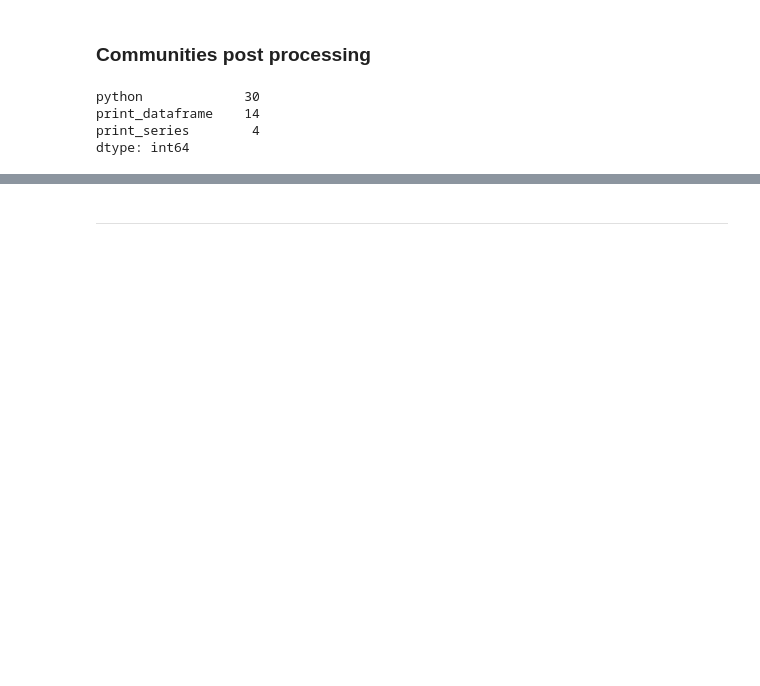
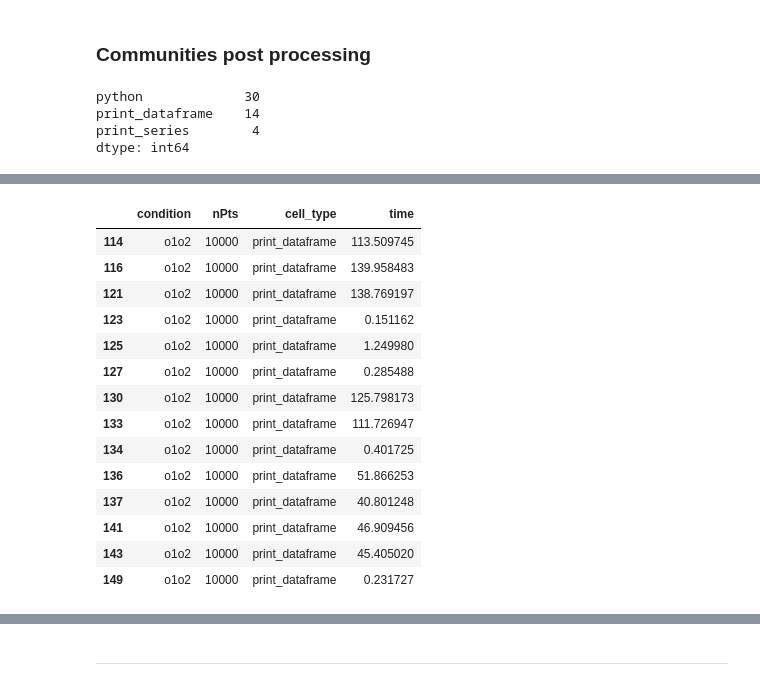
Before and after one commit to lux-org/lux-benchmark, a Jupyter notebook: paper/Macrobenchmark.ipynb, the cells around one changed output, grey strips where cells are left out. Saved outputs shown, nothing was run; the diff lists cells and outputs as text; code cells hidden in the pictures; blank space fills up the shorter version.

```diff
--- a/paper/Macrobenchmark.ipynb
+++ b/paper/Macrobenchmark.ipynb
@@ -143,7 +147,7 @@ chart
 ### Communities post processing
 # %%
 count = []
-with open("communities/communities.ipynb") as json_file:
+with open("latest_final_30kcap/communities/communities.ipynb") as json_file:
     data = json.load(json_file)
     for cell in data['cells']:
         label = cell["source"][0]
@@ -241,3 +262,21 @@ chart.interactive()
+# %%
+trial[(trial["cell_type"] =="print_dataframe")&(trial["condition"] =="o1o2")&(trial["nPts"] =="10000")]
+# %% [output]
+|  | condition | nPts | cell_type | time |
+| 114 | o1o2 | 10000 | print_dataframe | 113.509745 |
+| 116 | o1o2 | 10000 | print_dataframe | 139.958483 |
+| 121 | o1o2 | 10000 | print_dataframe | 138.769197 |
+| 123 | o1o2 | 10000 | print_dataframe | 0.151162 |
+| 125 | o1o2 | 10000 | print_dataframe | 1.249980 |
+| 127 | o1o2 | 10000 | print_dataframe | 0.285488 |
+| 130 | o1o2 | 10000 | print_dataframe | 125.798173 |
+| 133 | o1o2 | 10000 | print_dataframe | 111.726947 |
+| 134 | o1o2 | 10000 | print_dataframe | 0.401725 |
+| 136 | o1o2 | 10000 | print_dataframe | 51.866253 |
+| 137 | o1o2 | 10000 | print_dataframe | 40.801248 |
+| 141 | o1o2 | 10000 | print_dataframe | 46.909456 |
+| 143 | o1o2 | 10000 | print_dataframe | 45.405020 |
+| 149 | o1o2 | 10000 | print_dataframe | 0.231727 |
 # %%
 overall = trial.groupby(["condition","nPts","cell_type"]).mean().reset_index()
 pdf = overall[overall["cell_type"] =="print_dataframe"]
```
Also changed, not shown: parts of 32 cells of this notebook, 17 other files.
